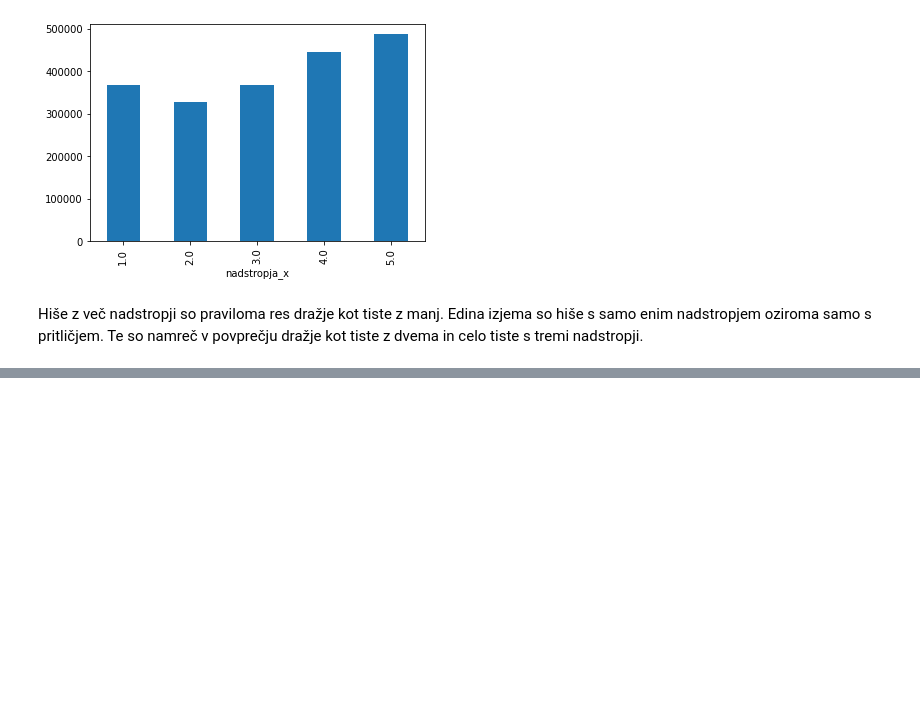
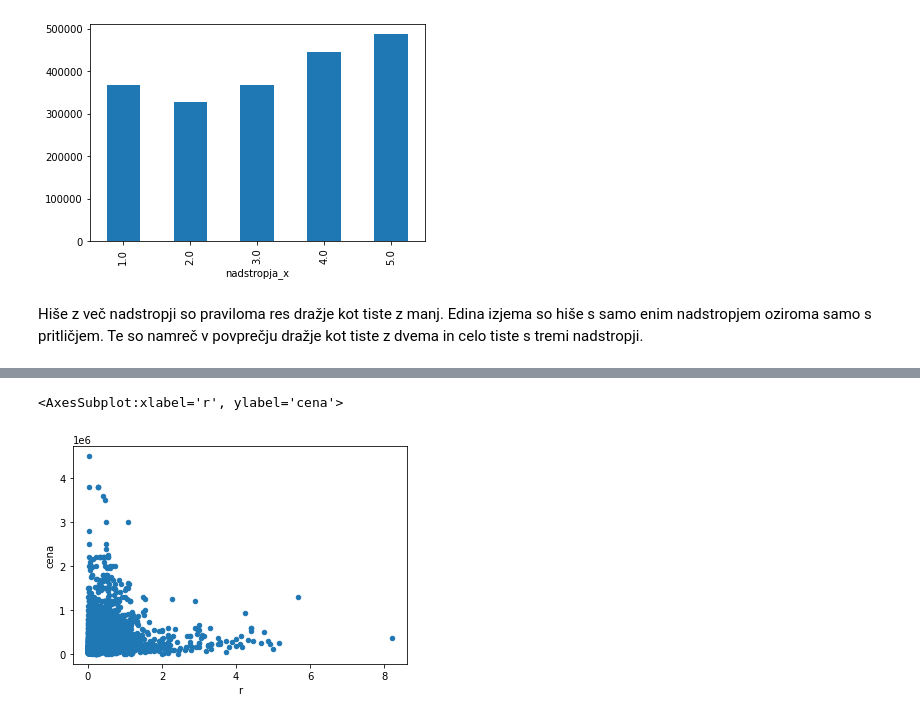
Before and after one commit to SimonGrad3/nepremicnine, a Jupyter notebook: analiza.ipynb, the cells around one changed output, grey strips where cells are left out. Cells and saved outputs as stored; diff of their text form; code cells hidden in the pictures; blank space fills up the shorter version.

Commit message:
kako na ceno vpliva razmerje in agencije

```diff
--- a/analiza.ipynb
+++ b/analiza.ipynb
@@ -122,0 +125,2 @@ Hiše z več nadstropji so praviloma res dražje kot tiste z manj. Edina izjema
+# %%
+hise = hise.drop(columns=["stevilo_nadstropij", "razmerje", "desetletje", "cene_na_m2"])
@@ -122,0 +186,8 @@ Hiše z več nadstropji so praviloma res dražje kot tiste z manj. Edina izjema
+# %%
+normalne_hise = hise[(hise.povrsina_hise > 20) & (hise.povrsina_zemljisca > 20)].copy()
+r = normalne_hise.povrsina_hise / normalne_hise.povrsina_zemljisca
+normalne_hise["r"] = r
+normalne_hise.plot.scatter("r", "cena")
+# %% [output]
+<AxesSubplot:xlabel='r', ylabel='cena'>
+[figure, added]
```
Also changed, not shown: parts of 20 cells of this notebook.
